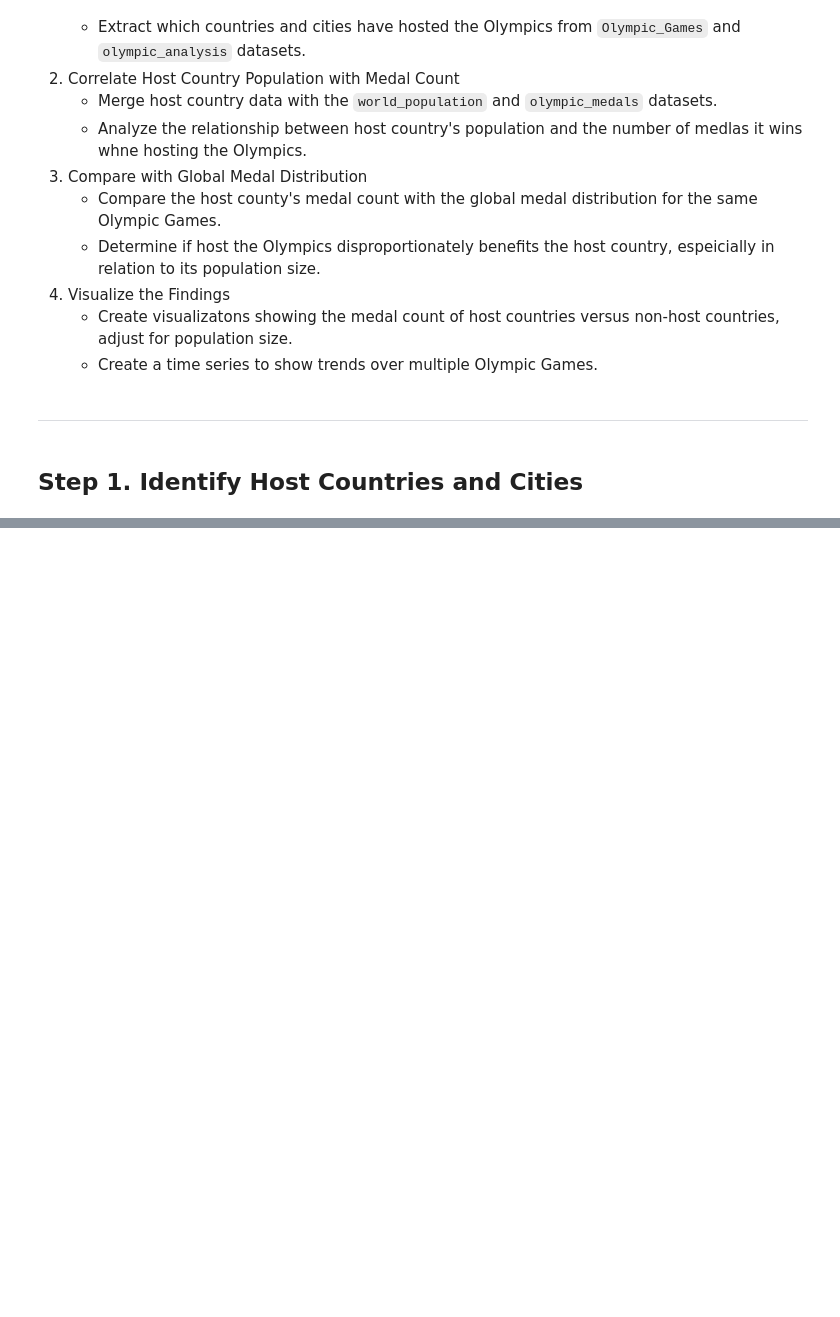
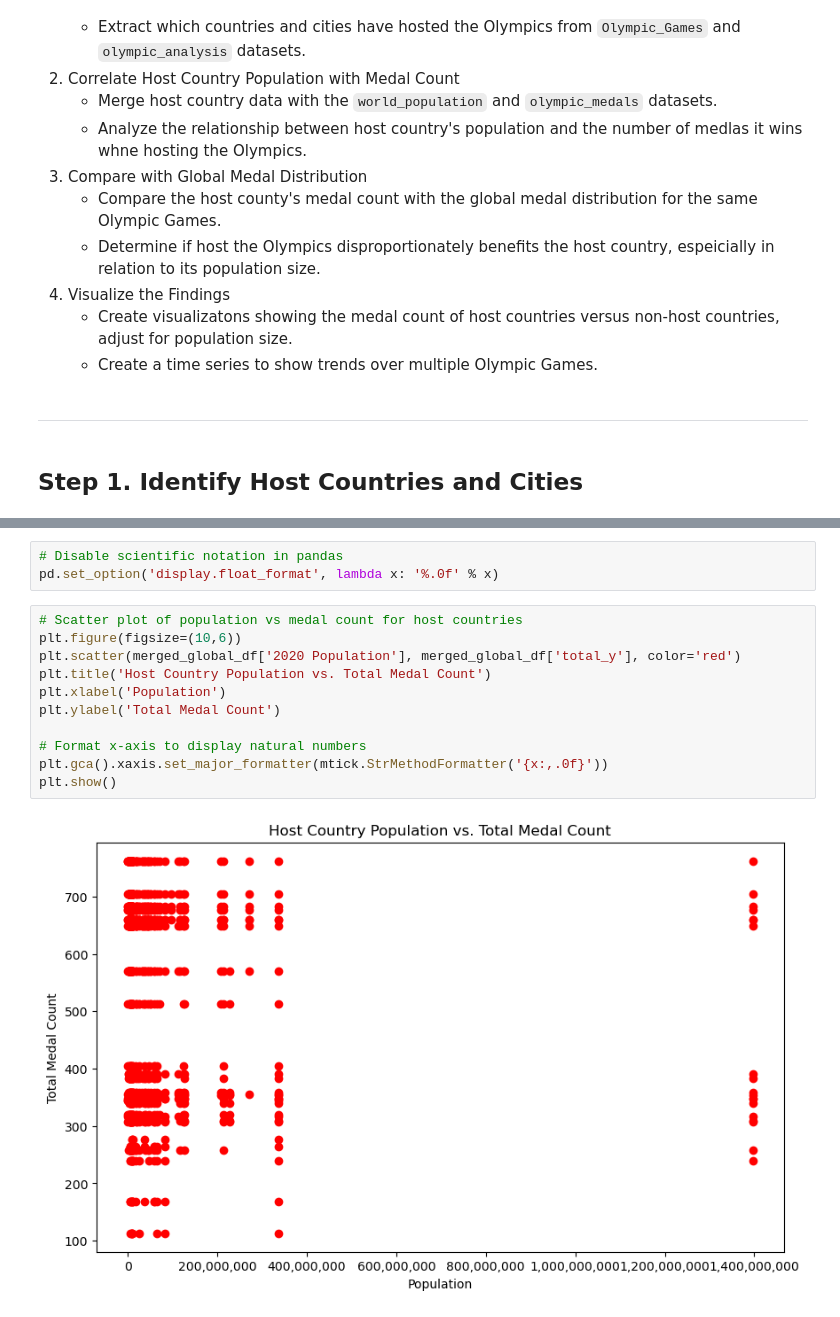
Before and after one commit to ncmoliver/olympic_analysis, a Jupyter notebook: olympic_analysis.ipynb, the cells around one changed output, grey strips where cells are left out. Saved outputs shown, nothing was run; the diff lists cells and outputs as text; blank space fills up the shorter version.

```diff
--- a/olympic_analysis.ipynb
+++ b/olympic_analysis.ipynb
@@ -437,0 +489,16 @@ data.head()
+# %%
+# Disable scientific notation in pandas
+pd.set_option('display.float_format', lambda x: '%.0f' % x)
+# %%
+# Scatter plot of population vs medal count for host countries
+plt.figure(figsize=(10,6))
+plt.scatter(merged_global_df['2020 Population'], merged_global_df['total_y'], color='red')
+plt.title('Host Country Population vs. Total Medal Count')
+plt.xlabel('Population')
+plt.ylabel('Total Medal Count')
+
+# Format x-axis to display natural numbers
+plt.gca().xaxis.set_major_formatter(mtick.StrMethodFormatter('{x:,.0f}'))
+plt.show()
+# %% [output]
+[figure, added]
```
Also changed, not shown: parts of 10 cells of this notebook, 1 other file.
